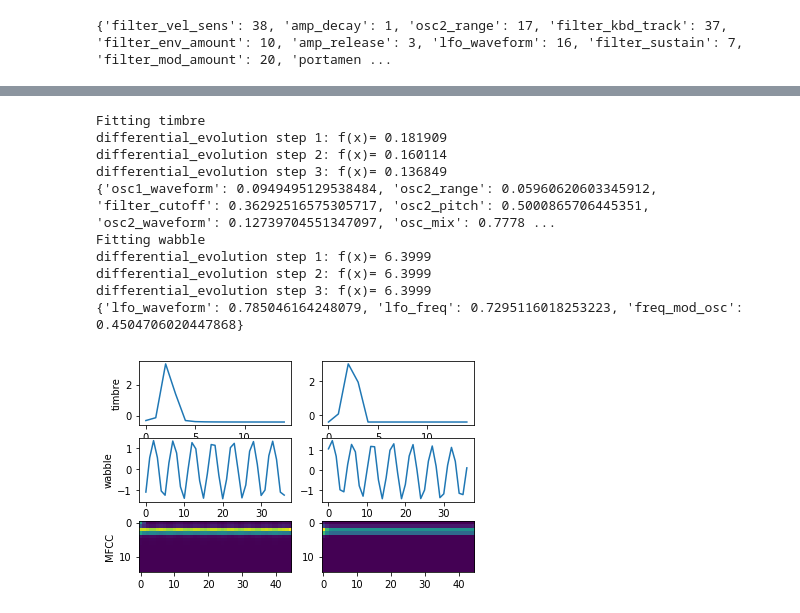
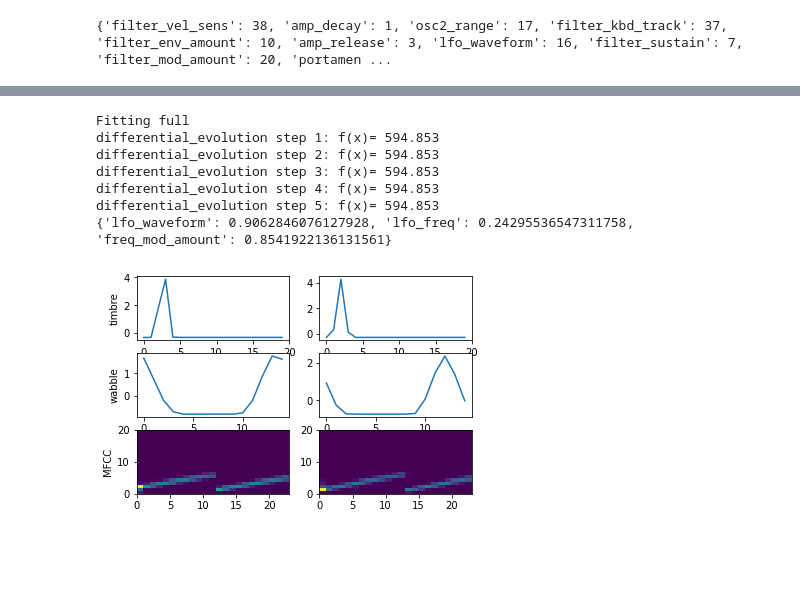
Before and after one commit to peterpeterp/anysynth, a Jupyter notebook: notebooks/amsynth-librosa-time.ipynb, the cells around one changed output, grey strips where cells are left out. Cells and saved outputs as stored; diff of their text form; code cells hidden in the pictures; blank space fills up the shorter version.

Commit message:
freq_mod

```diff
--- a/notebooks/amsynth-librosa-time.ipynb
+++ b/notebooks/amsynth-librosa-time.ipynb
@@ -55,7 +55,6 @@ midiNote = 80
 midiVelocity = 127
 noteLength = 0.5
 renderLength = 0.5
-n_mfcc = 15
 
 fixedParams_raw={'filter_vel_sens': 0, 'amp_decay': 0, 'osc2_range': 0,
              'filter_kbd_track': 0, 'filter_env_amount': 1, 'amp_release': 0,
@@ -69,3 +68,5 @@ fixedParams_raw={'filter_vel_sens': 0, 'amp_decay': 0, 'osc2_range': 0,
              'reverb_wet': 0, 'amp_mod_amount': 0, 'osc2_waveform': 0, 'amp_attack': 0,
              'amp_vel_sens': 0, 'filter_resonance': 0, 'filter_attack': 0,
              'filter_decay': 0, 'osc2_sync': 0}
+
+print(sorted(fixedParams_raw.keys()))
@@ -159,7 +177,7 @@ for key,val in searching_dict.items():
     popt = optimize.differential_evolution(metric,bounds,mutation=(1.0,1.2),
                                            workers=1,maxiter=val['iterations'], disp=True)
 
-    val['popt'] = popt
+    val['popt'] = popt.x
     val['fitted'] = {key:val for key,val in zip(dynParams,popt.x)}
     val['outMetric'] = wrapSynth(popt.x, getAudio=False)
 
@@ -167,35 +185,33 @@ for key,val in searching_dict.items():
 
     print(val['fitted'])
 # %% [output]
-Fitting timbre
-differential_evolution step 1: f(x)= 0.181909
-differential_evolution step 2: f(x)= 0.160114
-differential_evolution step 3: f(x)= 0.136849
-{'osc1_waveform': 0.0949495129538484, 'osc2_range': 0.05960620603345912, 'filter_cutoff': 0.36292516575305717, 'osc2_pitch': 0.5000865706445351, 'osc2_waveform': 0.12739704551347097, 'osc_mix': 0.7778 ...
-Fitting wabble
-differential_evolution step 1: f(x)= 6.3999
-differential_evolution step 2: f(x)= 6.3999
-differential_evolution step 3: f(x)= 6.3999
-{'lfo_waveform': 0.785046164248079, 'lfo_freq': 0.7295116018253223, 'freq_mod_osc': 0.4504706020447868}
+Fitting full
+differential_evolution step 1: f(x)= 594.853
+differential_evolution step 2: f(x)= 594.853
+differential_evolution step 3: f(x)= 594.853
+differential_evolution step 4: f(x)= 594.853
+differential_evolution step 5: f(x)= 594.853
+{'lfo_waveform': 0.9062846076127928, 'lfo_freq': 0.24295536547311758, 'freq_mod_amount': 0.8541922136131561}
 # %%
-dynParams, = []
+dynParams,fitted_params = [],[]
 for key,val in searching_dict.items():
     dynParams += val['dynParams']
-audio = wrapSynth(popt.x, getAudio=True)
+    fitted_params += list(val['popt'])
+audio = wrapSynth(fitted_params, getAudio=True)
 
 fig, axes = plt.subplots(nrows=3, ncols=2)
 for row,feature,key in zip(range(2), [get_mfccs,get_wabble], ['timbre','wabble']):
     axes[row,0].set_ylabel(key)
     axes[row,0].plot(feature(target))
     axes[row,1].plot(feature(audio))
 
 axes[2,0].set_ylabel('MFCC')
-axes[2,0].imshow(get_full(target))
-axes[2,1].imshow(get_full(audio))
+axes[2,0].pcolormesh(get_full(target))
+axes[2,1].pcolormesh(get_full(audio))
 plt.show()
 
 Audio(audio, rate=sampleRate, autoplay=True)
 # %% [output]
-[figure, old version]
+[figure, new version]
 [interactive output not drawn]
 # %%
```
Also changed, not shown: parts of 3 cells of this notebook.
